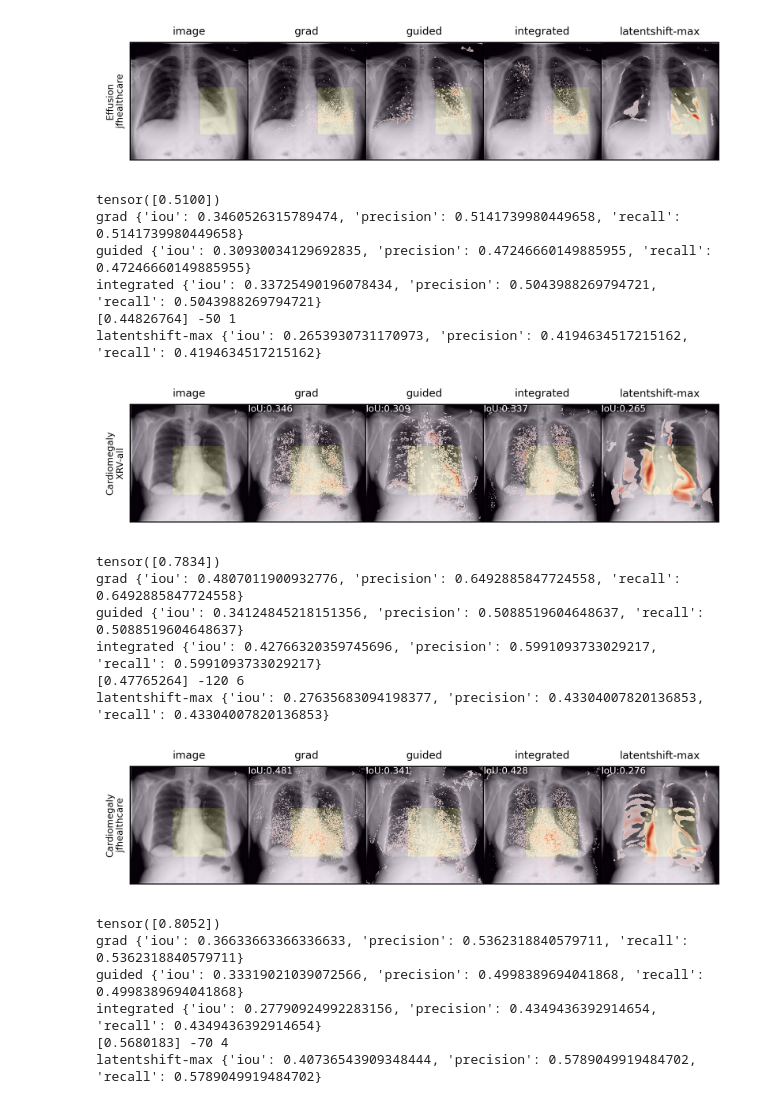
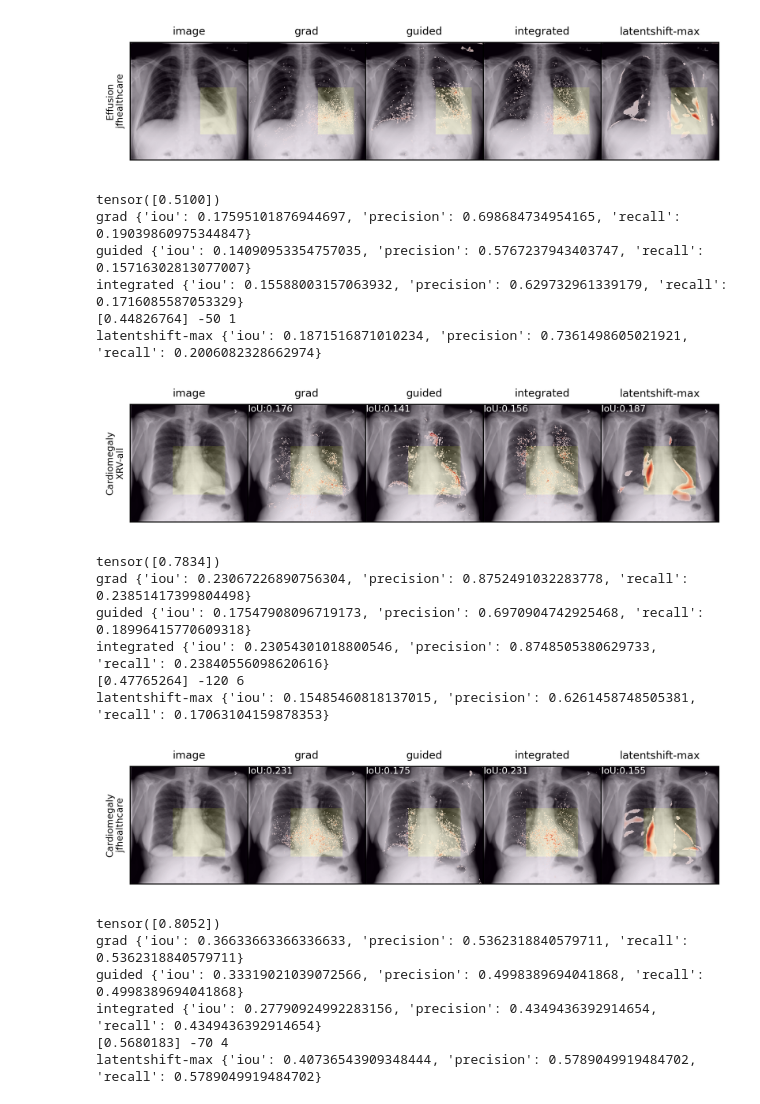
Before and after one commit to mlmed/gifsplanation, a Jupyter notebook: gif-attributionmaps.ipynb, the cells around one changed output. Drawn from its saved outputs; the diff is of its cells as text; code cells hidden in the pictures.

```diff
--- a/gif-attributionmaps.ipynb
+++ b/gif-attributionmaps.ipynb
@@ -150,31 +150,31 @@ dwhere = np.where(dmerge.csv.has_masks & (dmerge.labels[:,dmerge.pathologies.ind
 idx = 5
 sample = dmerge[dwhere[idx]]
 model = models[0]
-attribution.generate_attributions(sample, model, target, ae, temp_path, dmerge, plot_iou=True)
+attribution.generate_attributions(sample, model, target, ae, temp_path, dmerge, plot_iou=True, threshold=95)
 # %% [output]
 tensor([0.5100])
-grad {'iou': 0.3460526315789474, 'precision': 0.5141739980449658, 'recall': 0.5141739980449658}
-guided {'iou': 0.30930034129692835, 'precision': 0.47246660149885955, 'recall': 0.47246660149885955}
-integrated {'iou': 0.33725490196078434, 'precision': 0.5043988269794721, 'recall': 0.5043988269794721}
+grad {'iou': 0.17595101876944697, 'precision': 0.698684734954165, 'recall': 0.19039860975344847}
+guided {'iou': 0.14090953354757035, 'precision': 0.5767237943403747, 'recall': 0.15716302813077007}
+integrated {'iou': 0.15588003157063932, 'precision': 0.629732961339179, 'recall': 0.1716085587053329}
 [0.44826764] -50 1
-latentshift-max {'iou': 0.2653930731170973, 'precision': 0.4194634517215162, 'recall': 0.4194634517215162}
+latentshift-max {'iou': 0.1871516871010234, 'precision': 0.7361498605021921, 'recall': 0.2006082328662974}
-[figure, old version]
+[figure, new version]
 # %%
 target = "Cardiomegaly"
 label = 1
 dwhere = np.where(dmerge.csv.has_masks & (dmerge.labels[:,dmerge.pathologies.index(target)]  == 1))[0]
 idx = 5
 sample = dmerge[dwhere[idx]]
 model = models[1]
-attribution.generate_attributions(sample, model, target, ae, temp_path, dmerge, plot_iou=True)
+attribution.generate_attributions(sample, model, target, ae, temp_path, dmerge, plot_iou=True, threshold=95)
 # %% [output]
 tensor([0.7834])
-grad {'iou': 0.4807011900932776, 'precision': 0.6492885847724558, 'recall': 0.6492885847724558}
-guided {'iou': 0.34124845218151356, 'precision': 0.5088519604648637, 'recall': 0.5088519604648637}
-integrated {'iou': 0.42766320359745696, 'precision': 0.5991093733029217, 'recall': 0.5991093733029217}
+grad {'iou': 0.23067226890756304, 'precision': 0.8752491032283778, 'recall': 0.23851417399804498}
+guided {'iou': 0.17547908096719173, 'precision': 0.6970904742925468, 'recall': 0.18996415770609318}
+integrated {'iou': 0.23054301018800546, 'precision': 0.8748505380629733, 'recall': 0.23840556098620616}
 [0.47765264] -120 6
-latentshift-max {'iou': 0.27635683094198377, 'precision': 0.43304007820136853, 'recall': 0.43304007820136853}
+latentshift-max {'iou': 0.15485460818137015, 'precision': 0.6261458748505381, 'recall': 0.17063104159878353}
-[figure, old version]
+[figure, new version]
 # %%
 target = "Effusion"
 label = 1
```
Also changed, not shown: 1 other file.
